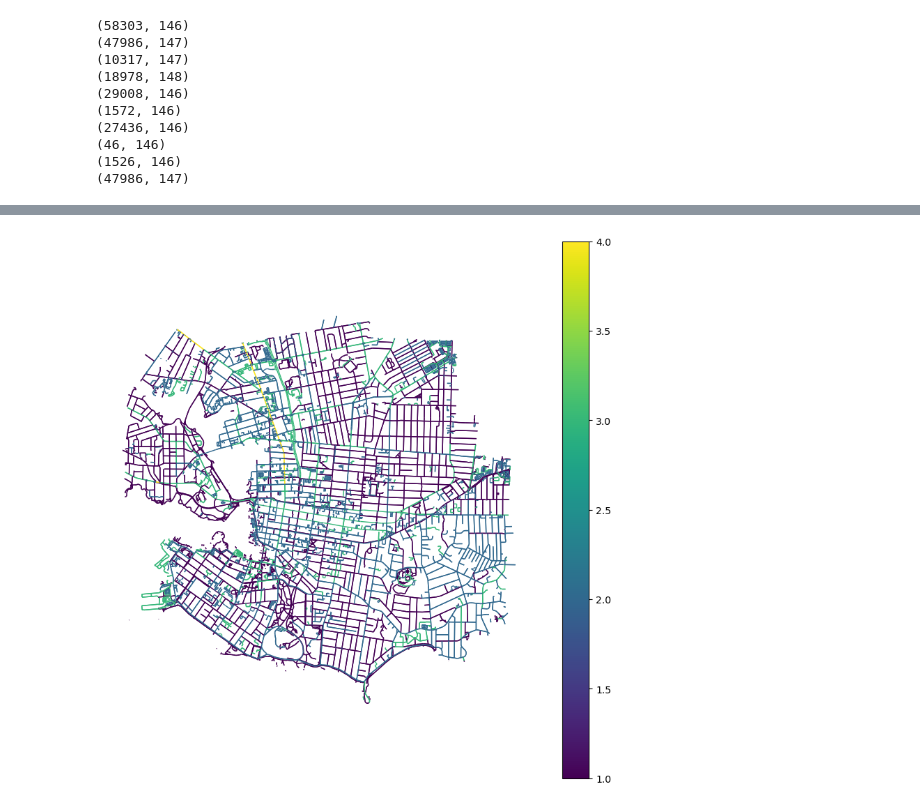
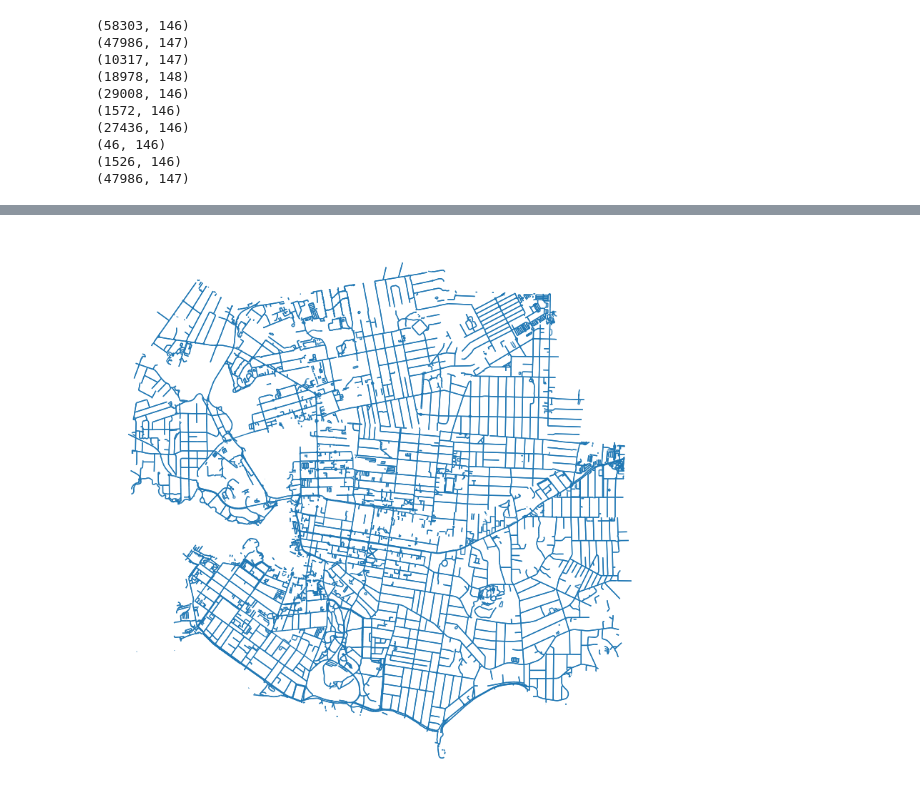
Before and after one commit to chaser-jzx/low_stress_network_quality, a Jupyter notebook: LTS_OSM.ipynb, the cells around one changed output, grey strips where cells are left out. Cells and saved outputs as stored; diff of their text form; code cells hidden in the pictures.

Commit message:
edit visualization style, try to add filtered graph

```diff
--- a/LTS_OSM.ipynb
+++ b/LTS_OSM.ipynb
@@ -343,15 +359,16 @@ ox.save_graphml(G_lts, filepath)
 # %%
+## filtered LTS <=2
 fig1, ax1 = plt.subplots(figsize=(10,10))
 
-all_lts_small[(all_lts_small['lts']<=4) & (all_lts_small['lts']!=0)].plot(
+all_lts_small[(all_lts_small['lts']<=2) & (all_lts_small['lts']!=0)].plot(
     ax=ax1,
-    column="lts",
+    #column="lts",
     linewidth=1,
-    #cmap=cmap,
+    #cmap='YlGn_r',
     legend=True)
 
 ax1.axis("off")
 plt.show()
 # %% [output]
-[figure, old version]
+[figure, new version]
 # %%
```
Also changed, not shown: parts of 16 cells of this notebook.
